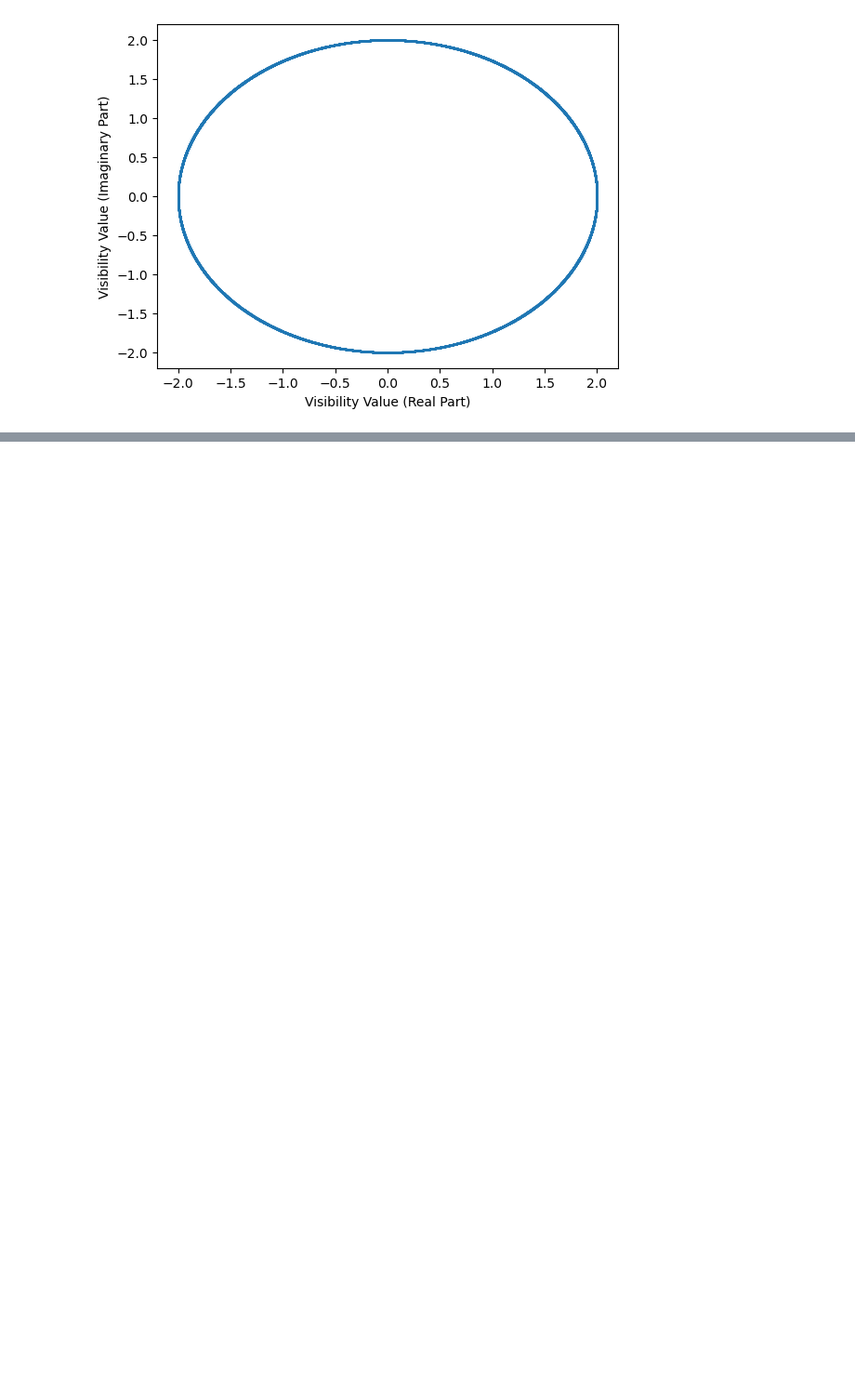
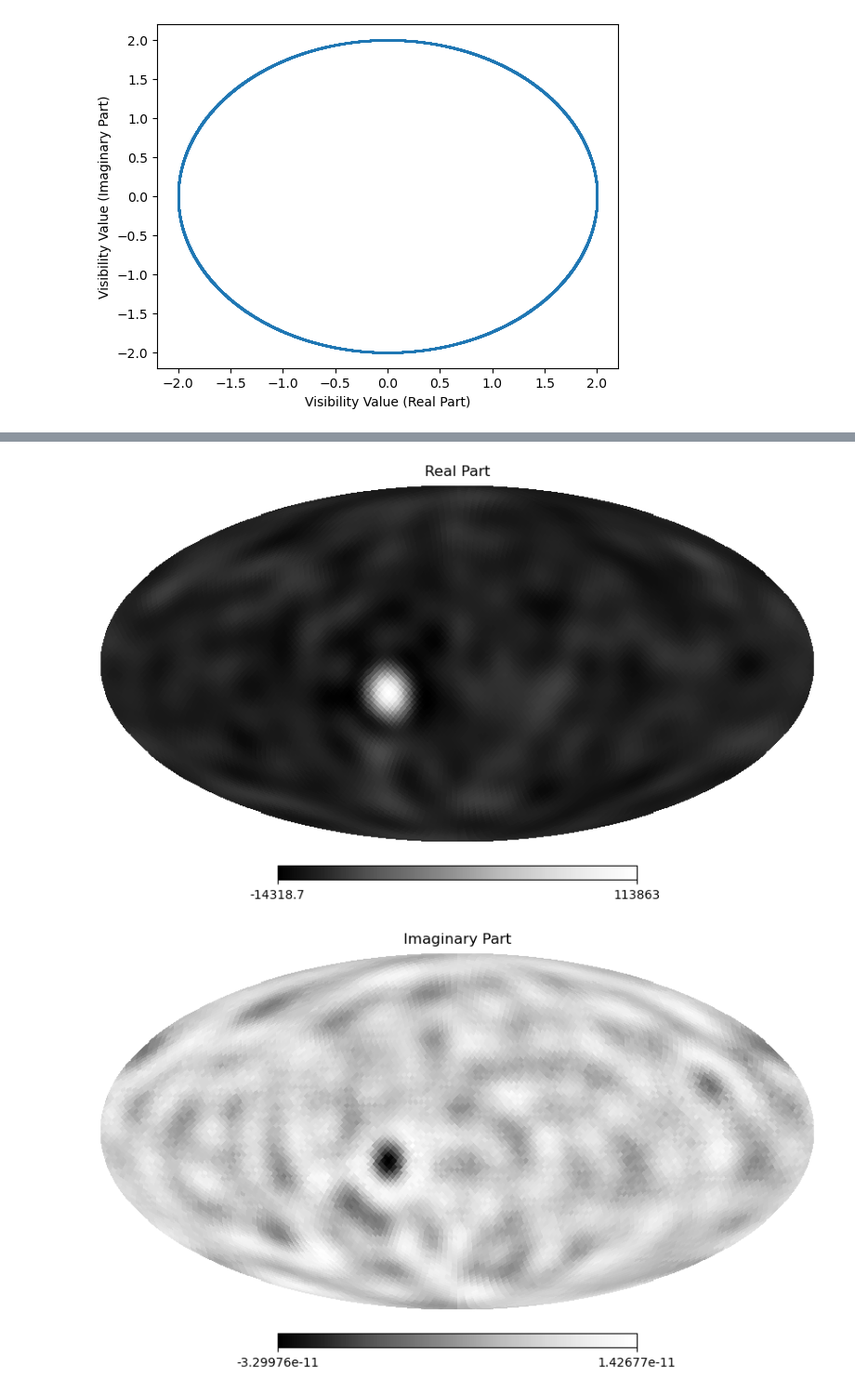
Before and after one commit to rlbyrne/radio3D, a Jupyter notebook: imaging_test.ipynb, the cells around one changed output, grey strips where cells are left out. Shown at 93% size. Cells and saved outputs as stored; diff of their text form; code cells hidden in the pictures; blank space fills up the shorter version.

Commit message:
fix spherical harmonic reconstruction

```diff
--- a/imaging_test.ipynb
+++ b/imaging_test.ipynb
@@ -171 +87,44 @@ proj = healpy.mollview(
 [figure]
+# %%
+# Spherical harmonic reconstruction
+l_max = 20
+alms, l_vals, m_vals = image3d.spherical_harmonic_imaging(
+    visibilities,
+    u_vals,
+    l_max,
+)
+# %%
+reconstructed_pixel_vals_spherical = image3d.alms_to_map(
+    alms,
+    l_vals,
+    m_vals,
+    nside,
+    mirror_m=False,
+)
+proj = healpy.mollview(
+    map=np.real(reconstructed_pixel_vals_spherical),
+    coord="C",  # Assume map is in celestial coordinates
+    nest=False,
+    title="Real Part",
+    cbar=True,
+    cmap='Greys_r',
+    return_projected_map=False,
+    notext=True,
+    unit=None
+)
+plt.show()
+proj = healpy.mollview(
+    map=np.imag(reconstructed_pixel_vals_spherical),
+    coord="C",  # Assume map is in celestial coordinates
+    nest=False,
+    title="Imaginary Part",
+    cbar=True,
+    cmap='Greys_r',
+    return_projected_map=False,
+    notext=True,
+    unit=None
+)
+plt.show()
+# %% [output]
+[figure, added]
+[figure, added]
```
Also changed, not shown: parts of 12 cells of this notebook, 1 other file.
